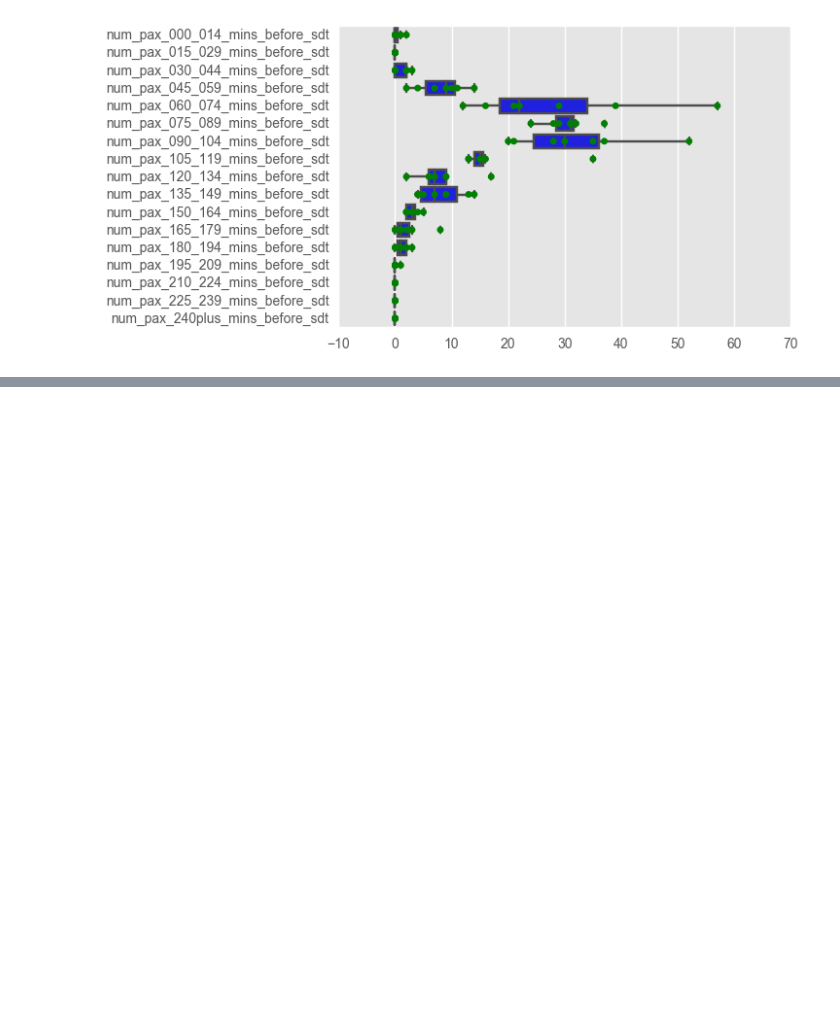
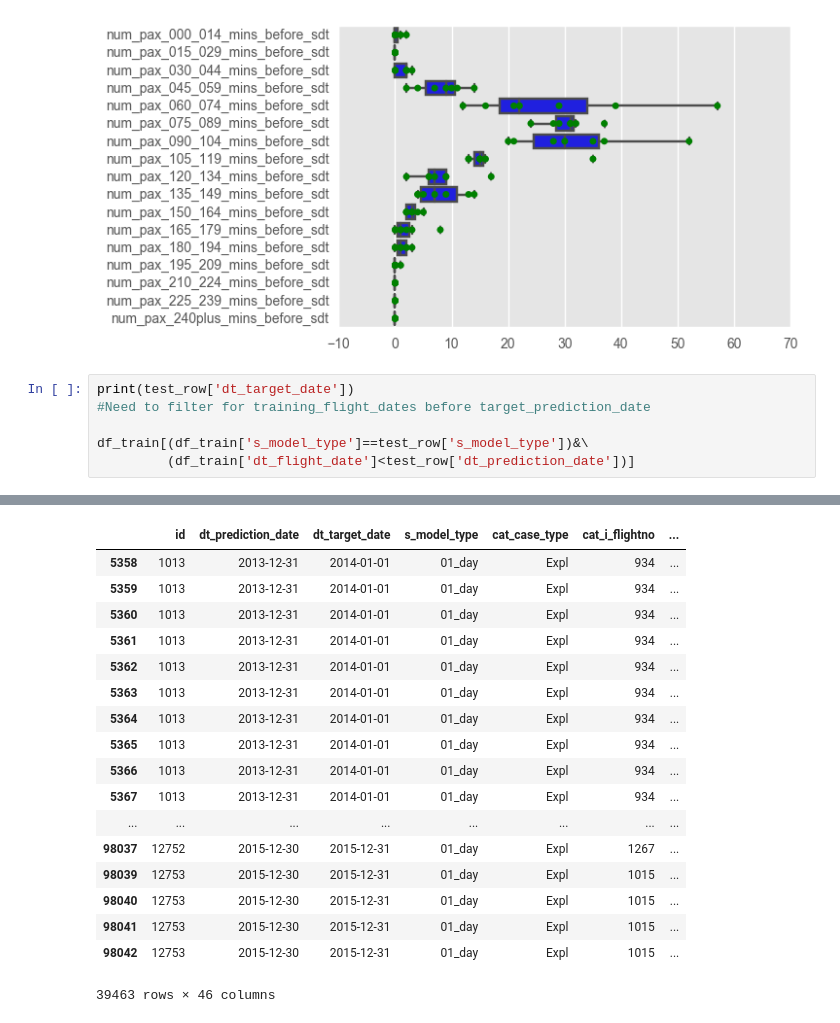
Before and after one commit to glennmoy/Dublin-Airport-Challenge, a Jupyter notebook: EDA_glenn.ipynb, the cells around one changed output, grey strips where cells are left out. Drawn from its saved outputs; the diff is of its cells as text; blank space fills up the shorter version.

```diff
--- a/EDA_glenn.ipynb
+++ b/EDA_glenn.ipynb
@@ -295,3 +292,10 @@ Historical Data:
   30.28571429  31.85714286  17.42857143   8.           8.           3.
    2.14285714   1.28571429   0.14285714   0.           0.           0.        ]
 [figure]
+# %%
+print(test_row['dt_target_date'])
+#Need to filter for training_flight_dates before target_prediction_date
+
+df_train[(df_train['s_model_type']==test_row['s_model_type'])&\
+         (df_train['dt_flight_date']<test_row['dt_prediction_date'])]
+# %% [output]
@@ -297,0 +303,18 @@ Historical Data:
+|  | id | dt_prediction_date | dt_target_date | s_model_type | cat_case_type | cat_i_flightno | ... |
+| 5358 | 1013 | 2013-12-31 | 2014-01-01 | 01_day | Expl | 934 | ... |
+| 5359 | 1013 | 2013-12-31 | 2014-01-01 | 01_day | Expl | 934 | ... |
+| 5360 | 1013 | 2013-12-31 | 2014-01-01 | 01_day | Expl | 934 | ... |
+| 5361 | 1013 | 2013-12-31 | 2014-01-01 | 01_day | Expl | 934 | ... |
+| 5362 | 1013 | 2013-12-31 | 2014-01-01 | 01_day | Expl | 934 | ... |
+| 5363 | 1013 | 2013-12-31 | 2014-01-01 | 01_day | Expl | 934 | ... |
+| 5364 | 1013 | 2013-12-31 | 2014-01-01 | 01_day | Expl | 934 | ... |
+| 5365 | 1013 | 2013-12-31 | 2014-01-01 | 01_day | Expl | 934 | ... |
+| 5366 | 1013 | 2013-12-31 | 2014-01-01 | 01_day | Expl | 934 | ... |
+| 5367 | 1013 | 2013-12-31 | 2014-01-01 | 01_day | Expl | 934 | ... |
+| ... | ... | ... | ... | ... | ... | ... | ... |
+| 98037 | 12752 | 2015-12-30 | 2015-12-31 | 01_day | Expl | 1267 | ... |
+| 98039 | 12753 | 2015-12-30 | 2015-12-31 | 01_day | Expl | 1015 | ... |
+| 98040 | 12753 | 2015-12-30 | 2015-12-31 | 01_day | Expl | 1015 | ... |
+| 98041 | 12753 | 2015-12-30 | 2015-12-31 | 01_day | Expl | 1015 | ... |
+| 98042 | 12753 | 2015-12-30 | 2015-12-31 | 01_day | Expl | 1015 | ... |
+39463 rows × 46 columns
```
Also changed, not shown: parts of 14 cells of this notebook, 2 other files.
